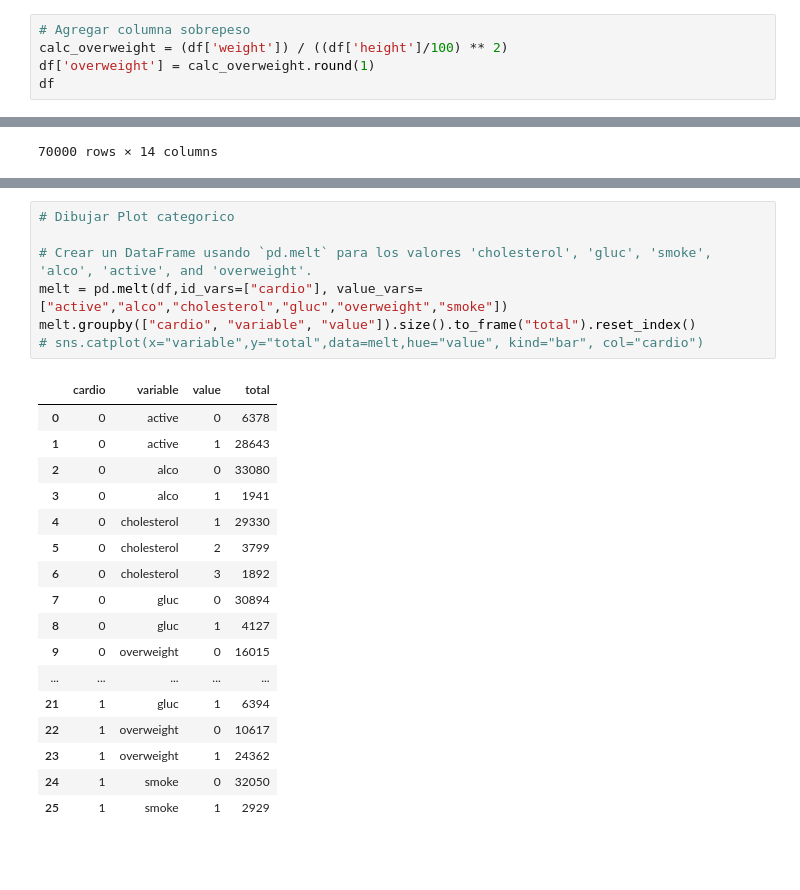
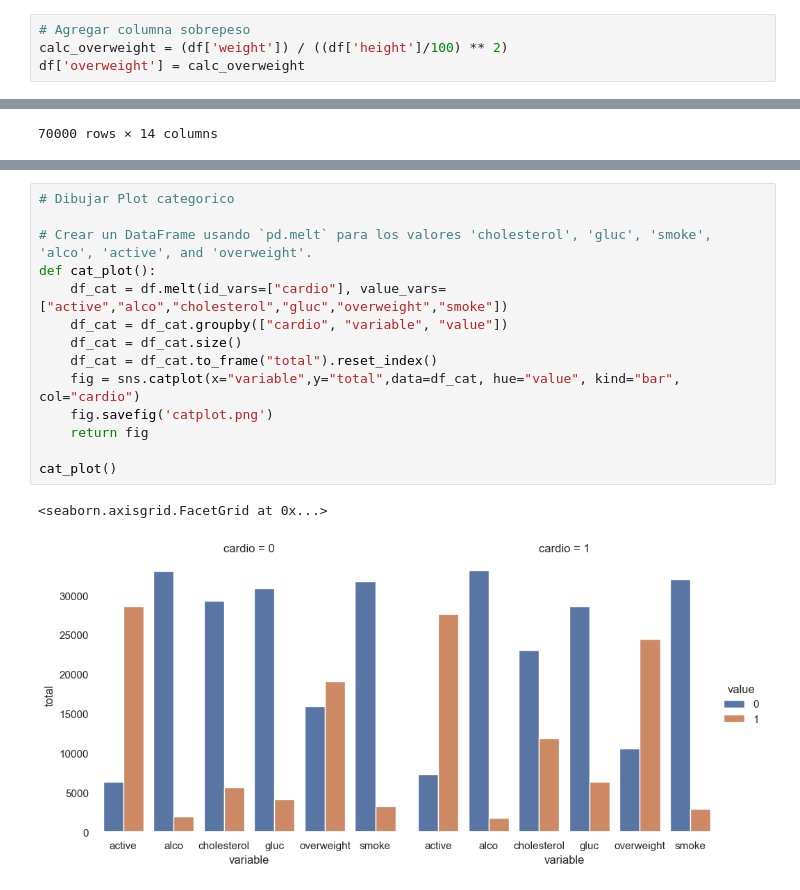
Before and after one commit to JuanFuenza/Proyectos-Certificado-Analisis-de-Datos-FreeCodeCamp, a Jupyter notebook: Visualizador_de_datos_médicos/medical_data_visualizer.ipynb, the cells around one changed output, grey strips where cells are left out. Drawn from its saved outputs; the diff is of its cells as text; blank space fills up the shorter version.

```diff
--- a/Visualizador_de_datos_médicos/medical_data_visualizer.ipynb
+++ b/Visualizador_de_datos_médicos/medical_data_visualizer.ipynb
@@ -24,5 +24,4 @@ df
 # %%
 # Agregar columna sobrepeso
 calc_overweight = (df['weight']) / ((df['height']/100) ** 2)
-df['overweight'] = calc_overweight.round(1)
-df
+df['overweight'] = calc_overweight
@@ -101,25 +60,17 @@ df.tail(50)
 # %%
 # Dibujar Plot categorico
 
 # Crear un DataFrame usando `pd.melt` para los valores 'cholesterol', 'gluc', 'smoke', 'alco', 'active', and 'overweight'.
-melt = pd.melt(df,id_vars=["cardio"], value_vars=["active","alco","cholesterol","gluc","overweight","smoke"])
-melt.groupby(["cardio", "variable", "value"]).size().to_frame("total").reset_index()
-# sns.catplot(x="variable",y="total",data=melt,hue="value", kind="bar", col="cardio")
+def cat_plot():
+    df_cat = df.melt(id_vars=["cardio"], value_vars=["active","alco","cholesterol","gluc","overweight","smoke"])
+    df_cat = df_cat.groupby(["cardio", "variable", "value"])
+    df_cat = df_cat.size()
+    df_cat = df_cat.to_frame("total").reset_index()
+    fig = sns.catplot(x="variable",y="total",data=df_cat, hue="value", kind="bar", col="cardio")
+    fig.savefig('catplot.png')
+    return fig
+
+cat_plot()
 # %% [output]
-|  | cardio | variable | value | total |
-| 0 | 0 | active | 0 | 6378 |
-| 1 | 0 | active | 1 | 28643 |
-| 2 | 0 | alco | 0 | 33080 |
-| 3 | 0 | alco | 1 | 1941 |
-| 4 | 0 | cholesterol | 1 | 29330 |
-| 5 | 0 | cholesterol | 2 | 3799 |
-| 6 | 0 | cholesterol | 3 | 1892 |
-| 7 | 0 | gluc | 0 | 30894 |
-| 8 | 0 | gluc | 1 | 4127 |
-| 9 | 0 | overweight | 0 | 16015 |
-| ... | ... | ... | ... | ... |
-| 21 | 1 | gluc | 1 | 6394 |
-| 22 | 1 | overweight | 0 | 10617 |
-| 23 | 1 | overweight | 1 | 24362 |
-| 24 | 1 | smoke | 0 | 32050 |
-| 25 | 1 | smoke | 1 | 2929 |
+<seaborn.axisgrid.FacetGrid at 0x...>
+[figure, added]
```
Also changed, not shown: parts of 7 cells of this notebook, 3 other files.
